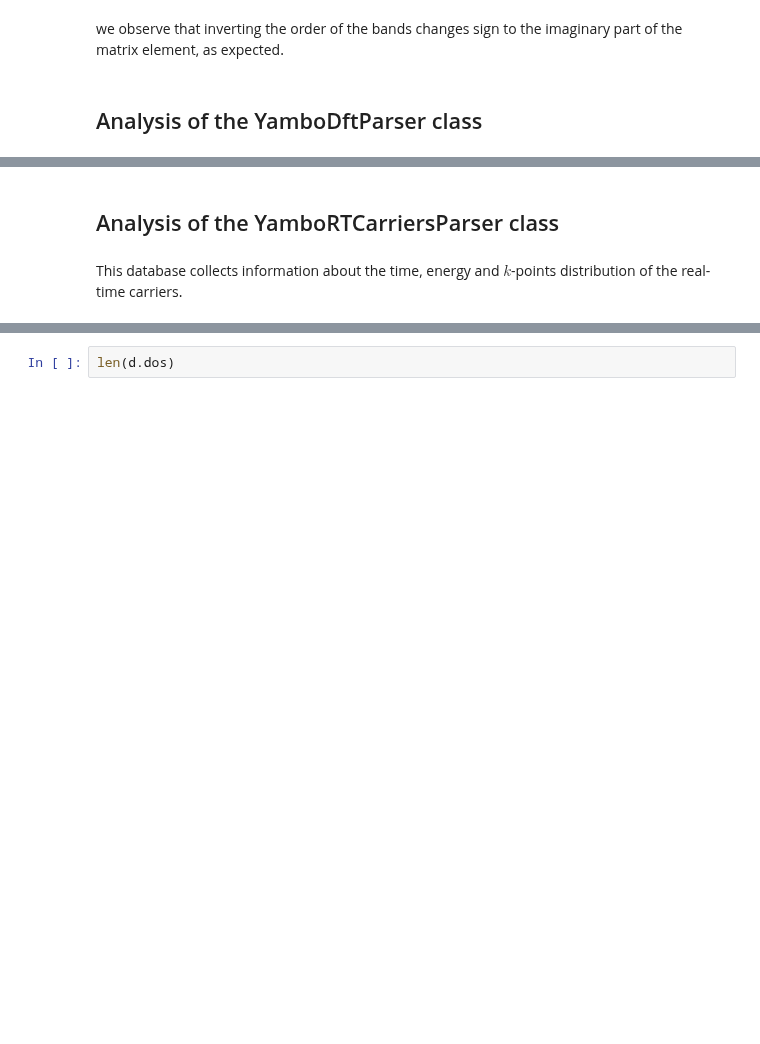
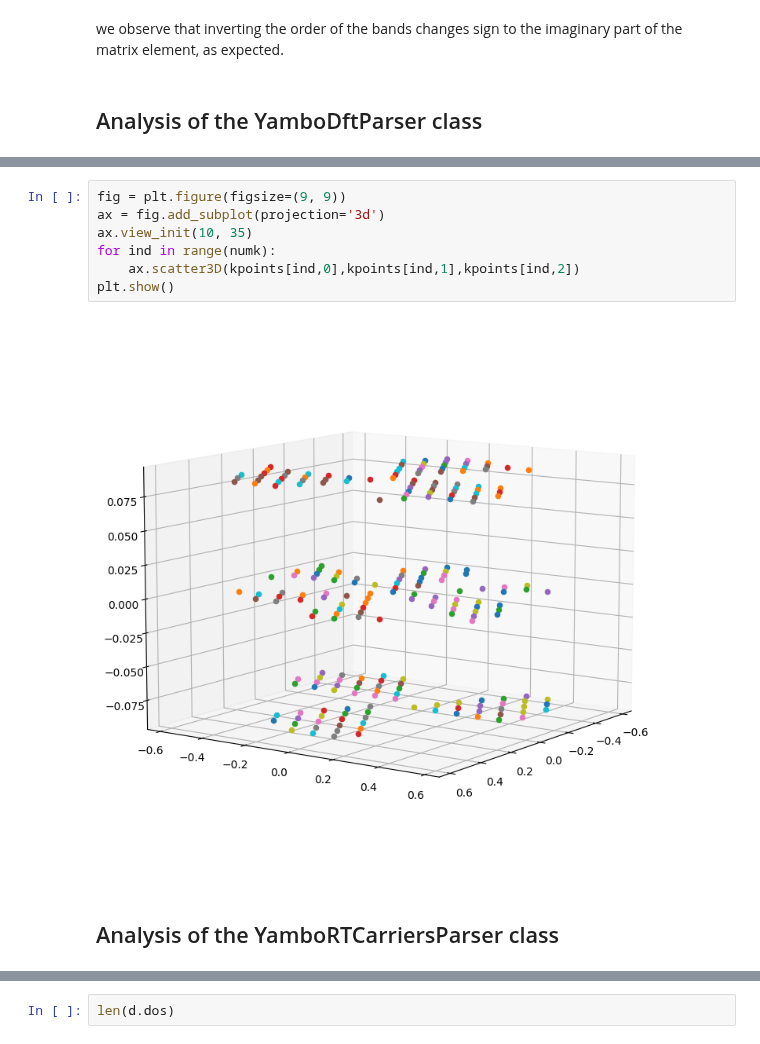
Before and after one commit to marcodalessandro76/MPPI, a Jupyter notebook: sphinx_source/tutorials/Tutorial_YamboParser.ipynb, the cells around one changed output, grey strips where cells are left out. Cells and saved outputs as stored; diff of their text form; blank space fills up the shorter version.

```diff
--- a/sphinx_source/tutorials/Tutorial_YamboParser.ipynb
+++ b/sphinx_source/tutorials/Tutorial_YamboParser.ipynb
@@ -770,5 +685,11 @@ Again the $k$ points are the same.
+# %%
+fig = plt.figure(figsize=(9, 9))
+ax = fig.add_subplot(projection='3d')
+ax.view_init(10, 35)
+for ind in range(numk):
+    ax.scatter3D(kpoints[ind,0],kpoints[ind,1],kpoints[ind,2])
+plt.show()
+# %% [output]
+[figure, added]
 # %% [markdown]
 ## Analysis of the YamboRTCarriersParser class
-# %% [markdown]
-This database collects information about the time, energy and $k$-points distribution of the
-real-time carriers.
```
Also changed, not shown: parts of 99 cells of this notebook, 8 other files.
